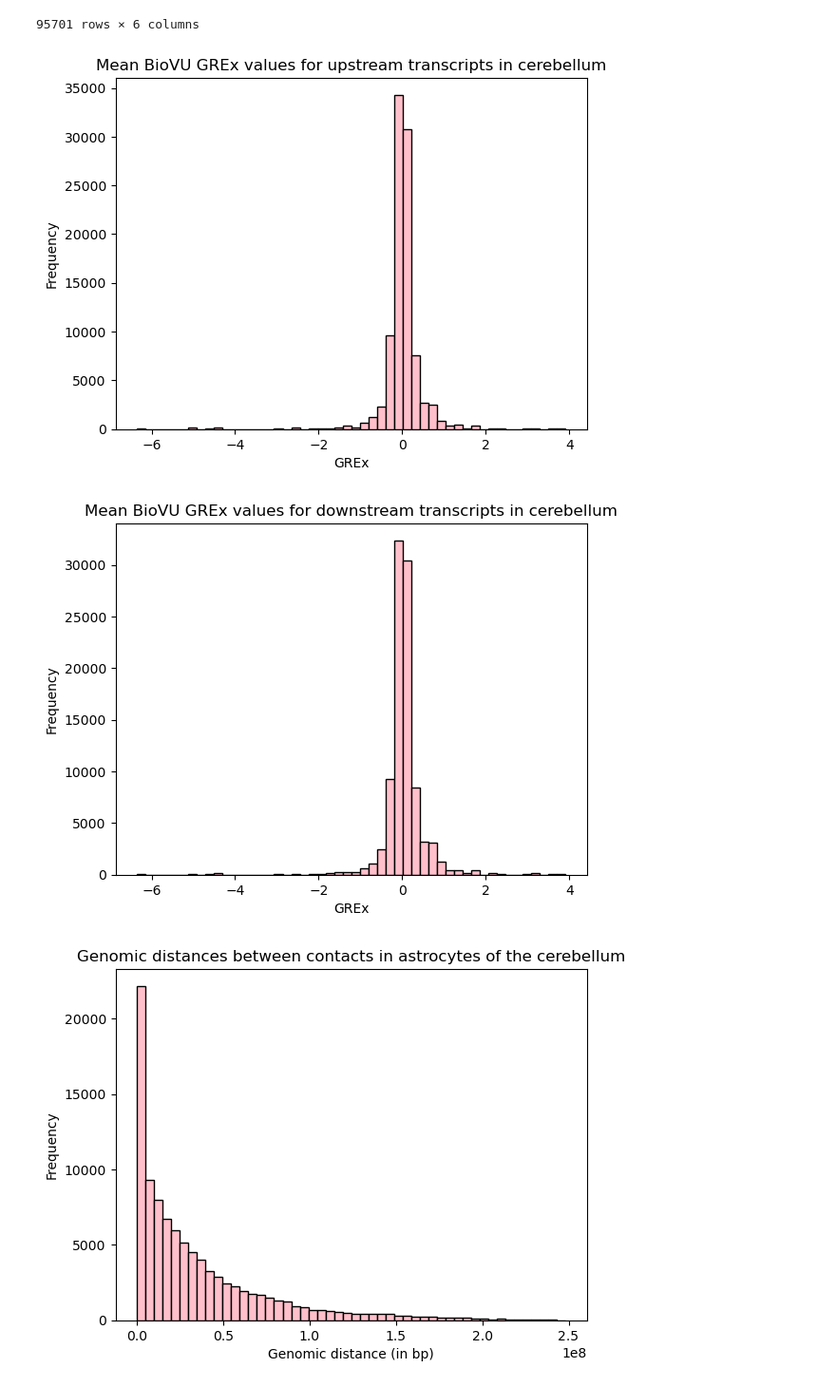
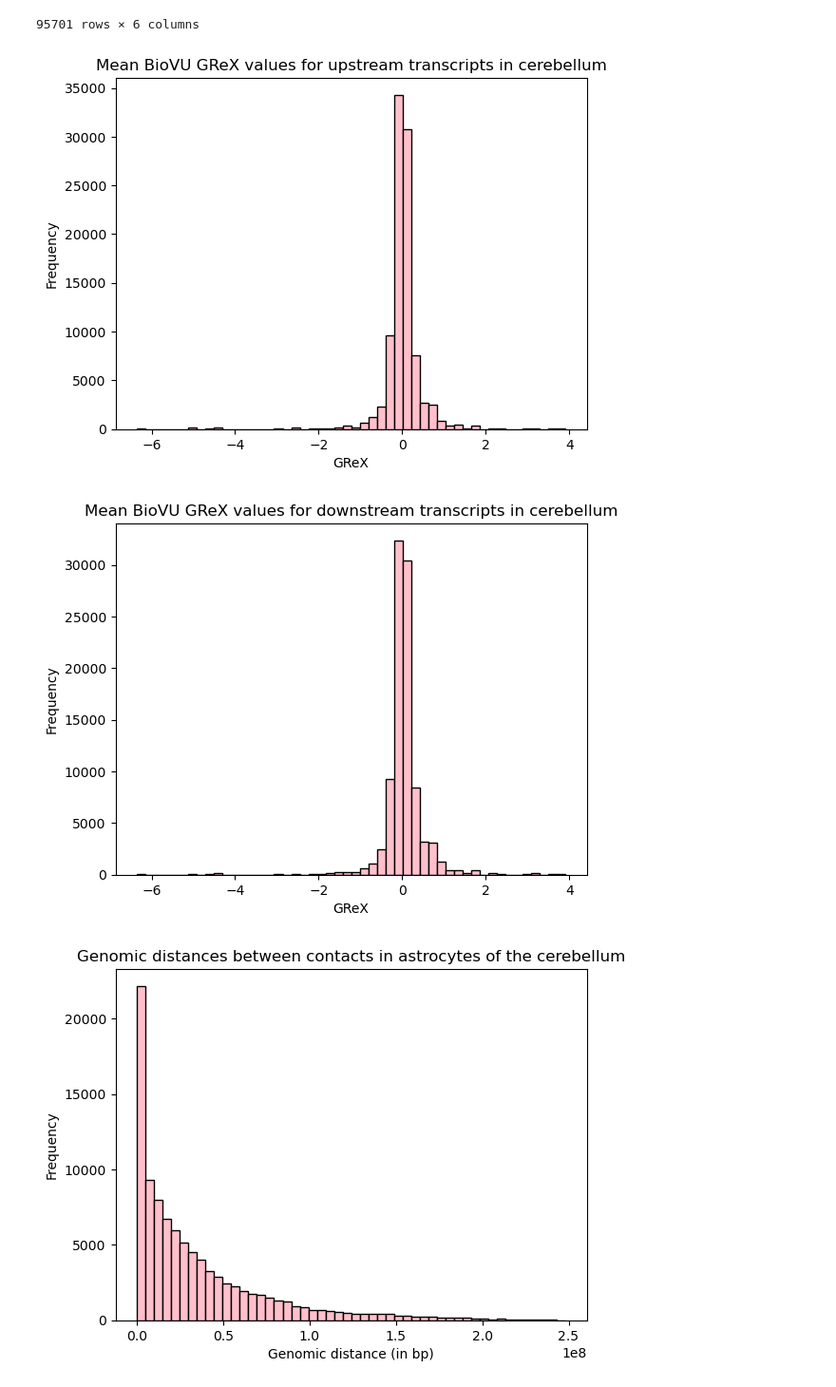
Before and after one commit to mjbetti/erna-grex, a Jupyter notebook: contact_frequency_model_training/rmse_cerebellum_mse_biovu_erna_regression_contacts_pytorch.ipynb, the cells around one changed output. Shown: that part at 95% size. Cells and saved outputs as stored; diff of their text form; code cells hidden in the pictures.

```diff
--- a/contact_frequency_model_training/rmse_cerebellum_mse_biovu_erna_regression_contacts_pytorch.ipynb
+++ b/contact_frequency_model_training/rmse_cerebellum_mse_biovu_erna_regression_contacts_pytorch.ipynb
@@ -81,23 +81,23 @@ cer_data
 | 95700 | ENSR00000145409 | -0.458633 | ENSG00000079974 | -0.007761 | 18840000 | 1 |
 95701 rows × 6 columns
 # %%
-#Plot the distribution of the mean BioVU GREx values for transcript 1 in cerebellum
-plt.hist(cer_data[['expression1']], bins=50, edgecolor='k', color ='pink')  # you can adjust the number of bins
-plt.xlabel('GREx')
+#Plot the distribution of the mean BioVU GReX values for transcript 1 in cerebellum
+plt.hist(cer_data[['expression1']], bins=50, edgecolor='k', color ='pink')
+plt.xlabel('GReX')
 plt.ylabel('Frequency')
-plt.title('Mean BioVU GREx values for upstream transcripts in cerebellum')
+plt.title('Mean BioVU GReX values for upstream transcripts in cerebellum')
 plt.savefig("cerebellum_grex_upstream_dist.png", dpi=300)
 # %% [output]
-[figure, old version]
+[figure, new version]
 # %%
-#Plot the distribution of the mean BioVU GREx values for transcript 2 in cerebellum
-plt.hist(cer_data[['expression2']], bins=50, edgecolor='k', color='pink')  # you can adjust the number of bins
-plt.xlabel('GREx')
+#Plot the distribution of the mean BioVU GReX values for transcript 2 in cerebellum
+plt.hist(cer_data[['expression2']], bins=50, edgecolor='k', color='pink')
+plt.xlabel('GReX')
 plt.ylabel('Frequency')
-plt.title('Mean BioVU GREx values for downstream transcripts in cerebellum')
+plt.title('Mean BioVU GReX values for downstream transcripts in cerebellum')
 plt.savefig("cerebellum_grex_downstream_dist.png", dpi=300)
 # %% [output]
-[figure, old version]
+[figure, new version]
 # %%
 #Plot genomic distances in cerebellar astrocytes
 plt.hist(cer_data[['dist']], bins=50, edgecolor='k', color='pink')
```
Also changed, not shown: parts of 21 cells of this notebook, 58 other files.
